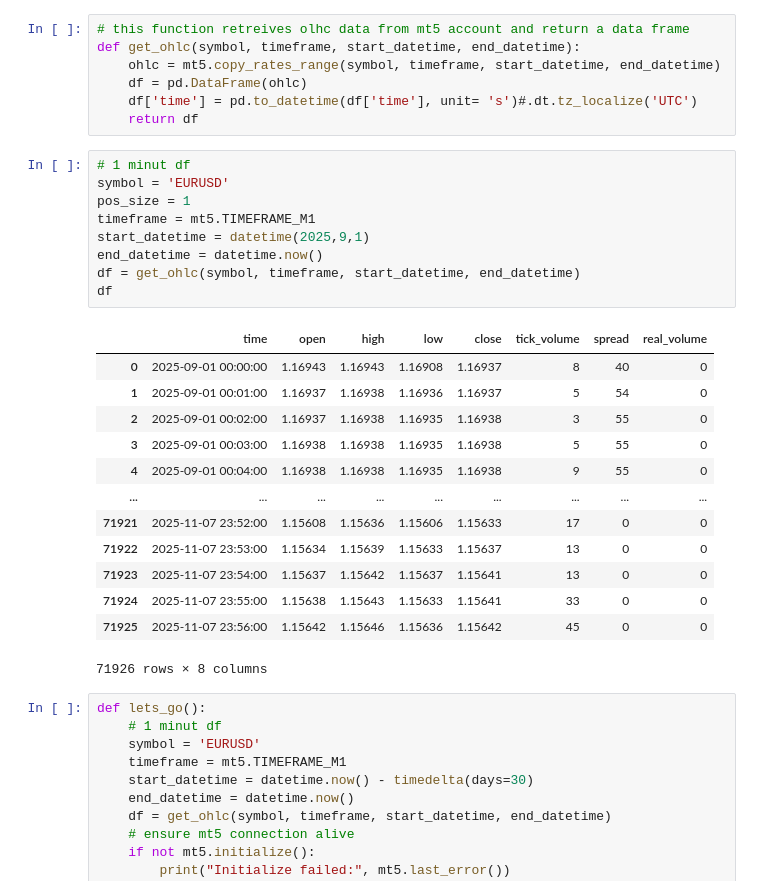
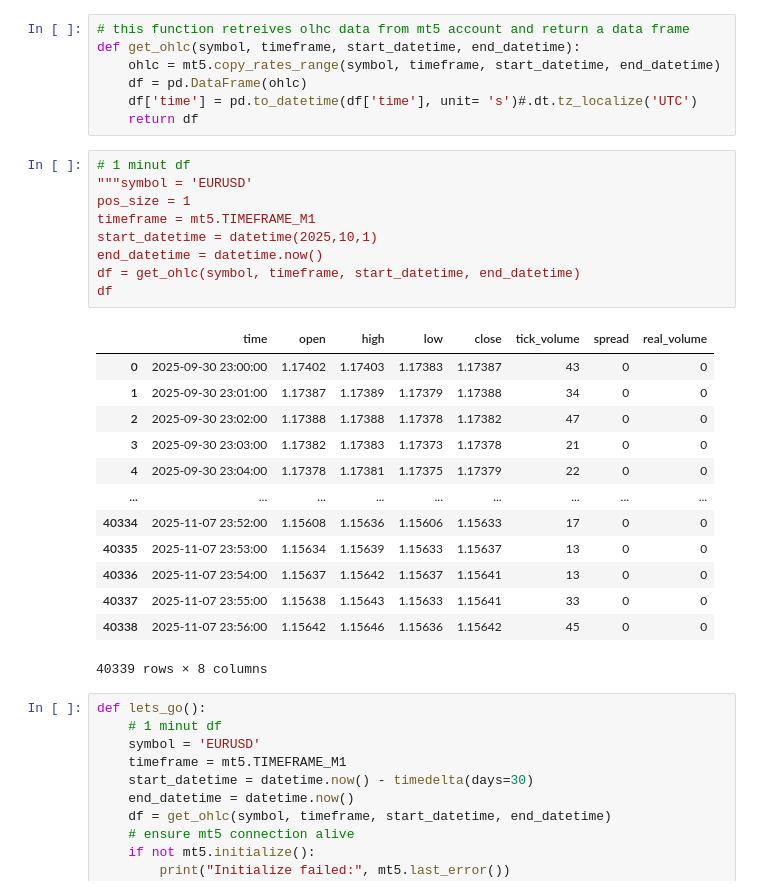
Before and after one commit to Moad2048/python_finance_market_projects, a Jupyter notebook: gpt_algo.ipynb, the cells around one changed output. Saved outputs shown, nothing was run; the diff lists cells and outputs as text.

```diff
--- a/gpt_algo.ipynb
+++ b/gpt_algo.ipynb
@@ -25,27 +25,27 @@ def get_ohlc(symbol, timeframe, start_datetime, end_datetime):
     return df
 # %%
 # 1 minut df
-symbol = 'EURUSD'
+"""symbol = 'EURUSD'
 pos_size = 1
 timeframe = mt5.TIMEFRAME_M1
-start_datetime = datetime(2025,9,1)
+start_datetime = datetime(2025,10,1)
 end_datetime = datetime.now()
 df = get_ohlc(symbol, timeframe, start_datetime, end_datetime)
 df
 # %% [output]
 |  | time | open | high | low | close | tick_volume | spread | real_volume |
-| 0 | 2025-09-01 00:00:00 | 1.16943 | 1.16943 | 1.16908 | 1.16937 | 8 | 40 | 0 |
-| 1 | 2025-09-01 00:01:00 | 1.16937 | 1.16938 | 1.16936 | 1.16937 | 5 | 54 | 0 |
-| 2 | 2025-09-01 00:02:00 | 1.16937 | 1.16938 | 1.16935 | 1.16938 | 3 | 55 | 0 |
-| 3 | 2025-09-01 00:03:00 | 1.16938 | 1.16938 | 1.16935 | 1.16938 | 5 | 55 | 0 |
-| 4 | 2025-09-01 00:04:00 | 1.16938 | 1.16938 | 1.16935 | 1.16938 | 9 | 55 | 0 |
+| 0 | 2025-09-30 23:00:00 | 1.17402 | 1.17403 | 1.17383 | 1.17387 | 43 | 0 | 0 |
+| 1 | 2025-09-30 23:01:00 | 1.17387 | 1.17389 | 1.17379 | 1.17388 | 34 | 0 | 0 |
+| 2 | 2025-09-30 23:02:00 | 1.17388 | 1.17388 | 1.17378 | 1.17382 | 47 | 0 | 0 |
+| 3 | 2025-09-30 23:03:00 | 1.17382 | 1.17383 | 1.17373 | 1.17378 | 21 | 0 | 0 |
+| 4 | 2025-09-30 23:04:00 | 1.17378 | 1.17381 | 1.17375 | 1.17379 | 22 | 0 | 0 |
 | ... | ... | ... | ... | ... | ... | ... | ... | ... |
-| 71921 | 2025-11-07 23:52:00 | 1.15608 | 1.15636 | 1.15606 | 1.15633 | 17 | 0 | 0 |
-| 71922 | 2025-11-07 23:53:00 | 1.15634 | 1.15639 | 1.15633 | 1.15637 | 13 | 0 | 0 |
-| 71923 | 2025-11-07 23:54:00 | 1.15637 | 1.15642 | 1.15637 | 1.15641 | 13 | 0 | 0 |
-| 71924 | 2025-11-07 23:55:00 | 1.15638 | 1.15643 | 1.15633 | 1.15641 | 33 | 0 | 0 |
-| 71925 | 2025-11-07 23:56:00 | 1.15642 | 1.15646 | 1.15636 | 1.15642 | 45 | 0 | 0 |
+| 40334 | 2025-11-07 23:52:00 | 1.15608 | 1.15636 | 1.15606 | 1.15633 | 17 | 0 | 0 |
+| 40335 | 2025-11-07 23:53:00 | 1.15634 | 1.15639 | 1.15633 | 1.15637 | 13 | 0 | 0 |
+| 40336 | 2025-11-07 23:54:00 | 1.15637 | 1.15642 | 1.15637 | 1.15641 | 13 | 0 | 0 |
+| 40337 | 2025-11-07 23:55:00 | 1.15638 | 1.15643 | 1.15633 | 1.15641 | 33 | 0 | 0 |
+| 40338 | 2025-11-07 23:56:00 | 1.15642 | 1.15646 | 1.15636 | 1.15642 | 45 | 0 | 0 |
-71926 rows × 8 columns
+40339 rows × 8 columns
 # %%
 def lets_go():
     # 1 minut df
```
Also changed, not shown: parts of 1 cell of this notebook, 2 other files.
